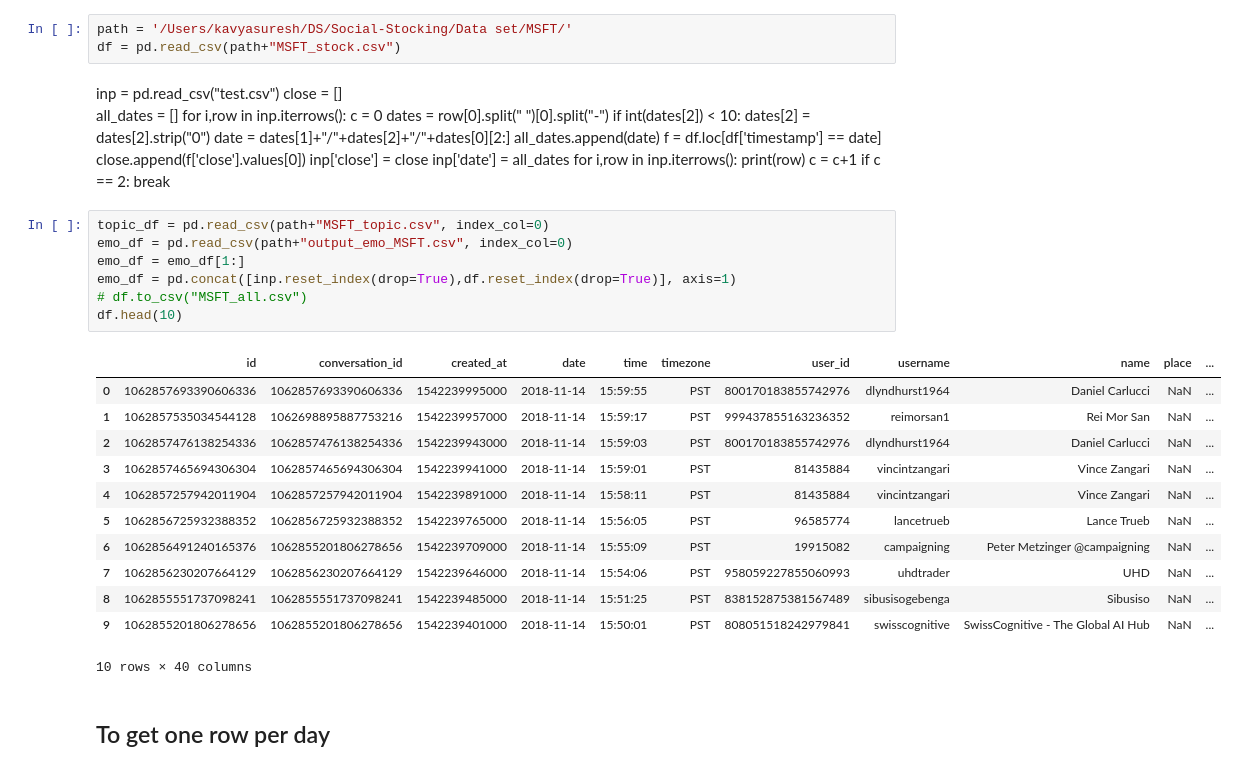
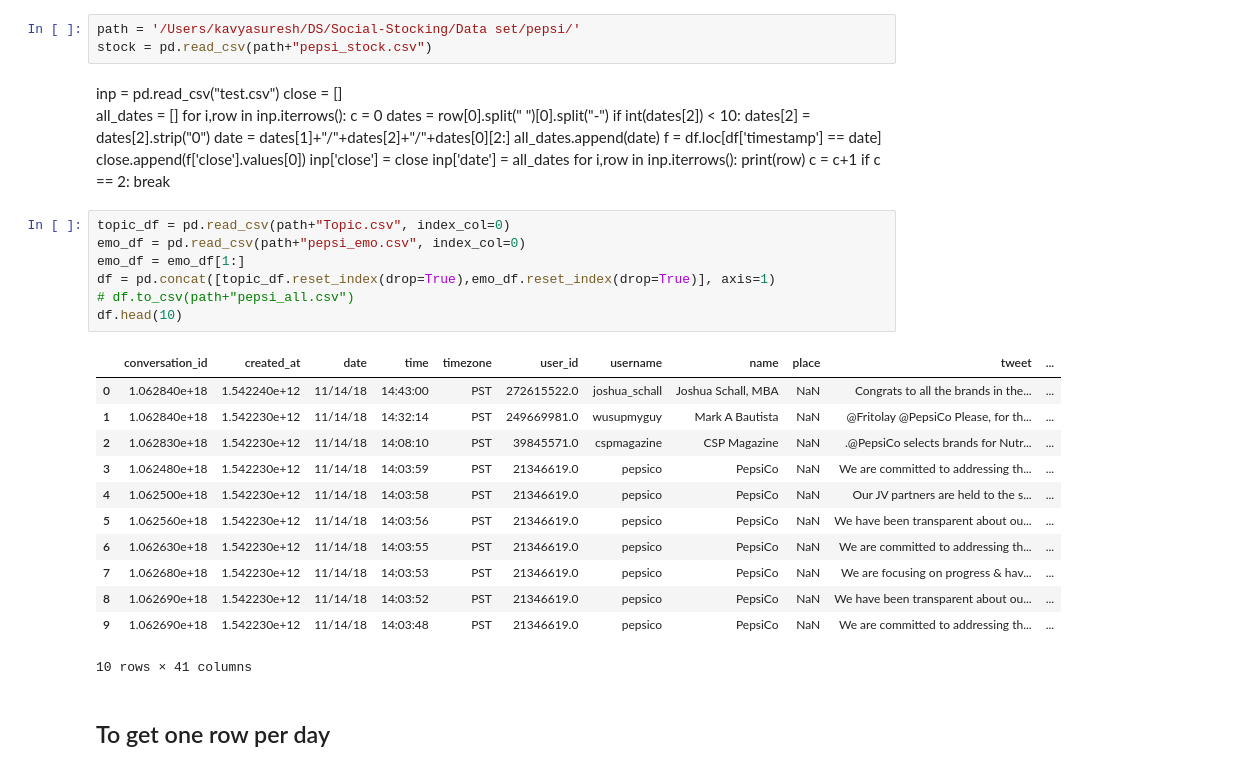
Before and after one commit to Portlanders/Social-Stocking, a Jupyter notebook: Code/Merge Output.ipynb, the cells around one changed output. Cells and saved outputs as stored; diff of their text form.

Commit message:
Added merge output

```diff
--- a/Code/Merge Output.ipynb
+++ b/Code/Merge Output.ipynb
@@ -5,8 +4,8 @@ from emotion_predictor import EmotionPredictor
 import matplotlib.pyplot as plt
 import seaborn as sns
 # %%
-path = '/Users/kavyasuresh/DS/Social-Stocking/Data set/MSFT/'
-df = pd.read_csv(path+"MSFT_stock.csv")
+path = '/Users/kavyasuresh/DS/Social-Stocking/Data set/pepsi/'
+stock = pd.read_csv(path+"pepsi_stock.csv")
 # %% [markdown]
 inp = pd.read_csv("test.csv")
 close = []
@@ -28,25 +27,25 @@ for i,row in inp.iterrows():
     if c == 2:
         break
 # %%
-topic_df = pd.read_csv(path+"MSFT_topic.csv", index_col=0)
-emo_df = pd.read_csv(path+"output_emo_MSFT.csv", index_col=0)
+topic_df = pd.read_csv(path+"Topic.csv", index_col=0)
+emo_df = pd.read_csv(path+"pepsi_emo.csv", index_col=0)
 emo_df = emo_df[1:]
-emo_df = pd.concat([inp.reset_index(drop=True),df.reset_index(drop=True)], axis=1)
-# df.to_csv("MSFT_all.csv")
+df = pd.concat([topic_df.reset_index(drop=True),emo_df.reset_index(drop=True)], axis=1)
+# df.to_csv(path+"pepsi_all.csv")
 df.head(10)
 # %% [output]
-|  | id | conversation_id | created_at | date | time | timezone | user_id | username | name | place | ... |
-| 0 | 1062857693390606336 | 1062857693390606336 | 1542239995000 | 2018-11-14 | 15:59:55 | PST | 800170183855742976 | dlyndhurst1964 | Daniel Carlucci | NaN | ... |
-| 1 | 1062857535034544128 | 1062698895887753216 | 1542239957000 | 2018-11-14 | 15:59:17 | PST | 999437855163236352 | reimorsan1 | Rei Mor San | NaN | ... |
-| 2 | 1062857476138254336 | 1062857476138254336 | 1542239943000 | 2018-11-14 | 15:59:03 | PST | 800170183855742976 | dlyndhurst1964 | Daniel Carlucci | NaN | ... |
-| 3 | 1062857465694306304 | 1062857465694306304 | 1542239941000 | 2018-11-14 | 15:59:01 | PST | 81435884 | vincintzangari | Vince Zangari | NaN | ... |
-| 4 | 1062857257942011904 | 1062857257942011904 | 1542239891000 | 2018-11-14 | 15:58:11 | PST | 81435884 | vincintzangari | Vince Zangari | NaN | ... |
-| 5 | 1062856725932388352 | 1062856725932388352 | 1542239765000 | 2018-11-14 | 15:56:05 | PST | 96585774 | lancetrueb | Lance Trueb | NaN | ... |
-| 6 | 1062856491240165376 | 1062855201806278656 | 1542239709000 | 2018-11-14 | 15:55:09 | PST | 19915082 | campaigning | Peter Metzinger @campaigning | NaN | ... |
-| 7 | 1062856230207664129 | 1062856230207664129 | 1542239646000 | 2018-11-14 | 15:54:06 | PST | 958059227855060993 | uhdtrader | UHD | NaN | ... |
-| 8 | 1062855551737098241 | 1062855551737098241 | 1542239485000 | 2018-11-14 | 15:51:25 | PST | 838152875381567489 | sibusisogebenga | Sibusiso | NaN | ... |
-| 9 | 1062855201806278656 | 1062855201806278656 | 1542239401000 | 2018-11-14 | 15:50:01 | PST | 808051518242979841 | swisscognitive | SwissCognitive - The Global AI Hub | NaN | ... |
+|  | conversation_id | created_at | date | time | timezone | user_id | username | name | place | tweet | ... |
+| 0 | 1.062840e+18 | 1.542240e+12 | 11/14/18 | 14:43:00 | PST | 272615522.0 | joshua_schall | Joshua Schall, MBA | NaN | Congrats to all the brands in the... | ... |
+| 1 | 1.062840e+18 | 1.542230e+12 | 11/14/18 | 14:32:14 | PST | 249669981.0 | wusupmyguy | Mark A Bautista | NaN | @Fritolay @PepsiCo Please, for th... | ... |
+| 2 | 1.062830e+18 | 1.542230e+12 | 11/14/18 | 14:08:10 | PST | 39845571.0 | cspmagazine | CSP Magazine | NaN | .@PepsiCo selects brands for Nutr... | ... |
+| 3 | 1.062480e+18 | 1.542230e+12 | 11/14/18 | 14:03:59 | PST | 21346619.0 | pepsico | PepsiCo | NaN | We are committed to addressing th... | ... |
+| 4 | 1.062500e+18 | 1.542230e+12 | 11/14/18 | 14:03:58 | PST | 21346619.0 | pepsico | PepsiCo | NaN | Our JV partners are held to the s... | ... |
+| 5 | 1.062560e+18 | 1.542230e+12 | 11/14/18 | 14:03:56 | PST | 21346619.0 | pepsico | PepsiCo | NaN | We have been transparent about ou... | ... |
+| 6 | 1.062630e+18 | 1.542230e+12 | 11/14/18 | 14:03:55 | PST | 21346619.0 | pepsico | PepsiCo | NaN | We are committed to addressing th... | ... |
+| 7 | 1.062680e+18 | 1.542230e+12 | 11/14/18 | 14:03:53 | PST | 21346619.0 | pepsico | PepsiCo | NaN | We are focusing on progress & hav... | ... |
+| 8 | 1.062690e+18 | 1.542230e+12 | 11/14/18 | 14:03:52 | PST | 21346619.0 | pepsico | PepsiCo | NaN | We have been transparent about ou... | ... |
+| 9 | 1.062690e+18 | 1.542230e+12 | 11/14/18 | 14:03:48 | PST | 21346619.0 | pepsico | PepsiCo | NaN | We are committed to addressing th... | ... |
-10 rows × 40 columns
+10 rows × 41 columns
 # %% [markdown]
 ## To get one row per day
 # %%
```
Also changed, not shown: parts of 2 cells of this notebook.
